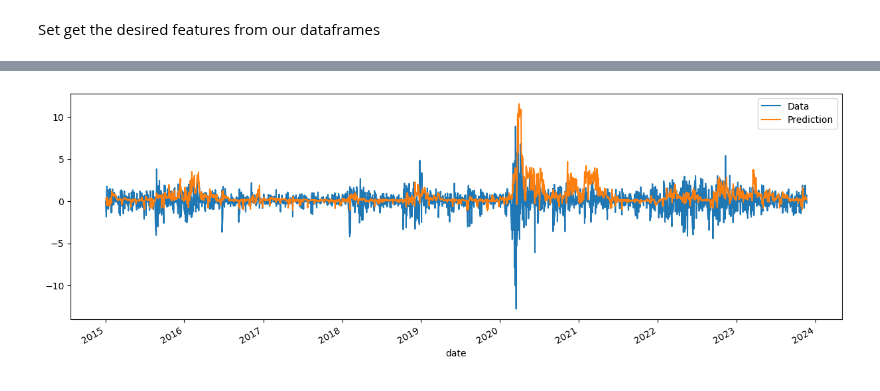
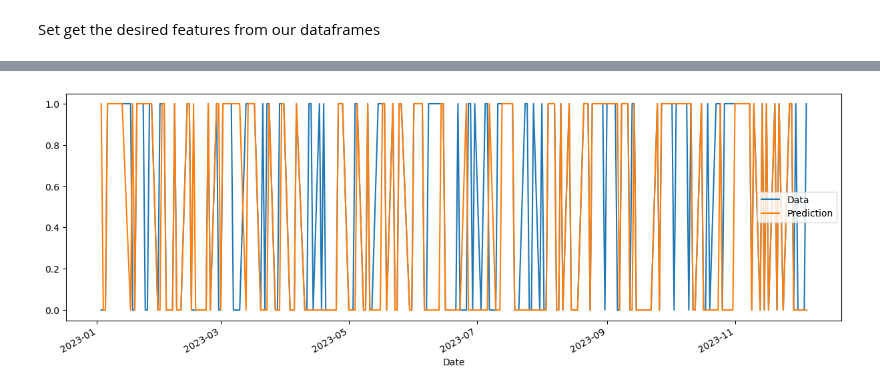
Before and after one commit to karla-mond/stockPred-Mex, a Jupyter notebook: xgboost/tsf_xgboost.ipynb, the cells around one changed output, grey strips where cells are left out. Drawn from its saved outputs; the diff is of its cells as text; code cells hidden in the pictures.

```diff
--- a/xgboost/tsf_xgboost.ipynb
+++ b/xgboost/tsf_xgboost.ipynb
@@ -314,17 +258,23 @@ See the caveats in the documentation: https://pandas.pydata.org/pandas-docs/stab
+# %%
+FEATURES = ['RSI','OSCI','Williams','PROC','OBV','MACD']
+TARGET = 'Class'
+
+split_date = '2023-01-01'
+df_train = df_msft[df_msft.index < split_date]
+df_test = df_msft[df_msft.index >= split_date]
 # %% [markdown]
 Set get the desired features from our dataframes
 # %%
-X_train = train[FEATURES]
-y_train = train[TARGET]
+X_train = df_train[FEATURES]
+y_train = df_train[TARGET]
 
-X_test = test[FEATURES]
-y_test = test[TARGET]
+X_test = df_test[FEATURES]
+y_test = df_test[TARGET]
 # %%
-model = xgb.XGBRegressor()
+model = xgb.XGBClassifier()
 
 model.fit(
     X_train,
     y_train,
-    verbose = 100
 )
 # %% [output]
@@ -353,2 +310,3 @@ plt.show()
 # %%
-test['forecast'] = model.predict(X_test)
+y_pred = model.predict(X_test)
+df_test.loc[:, 'Predicted'] = y_pred
@@ -372,7 +336,7 @@ test
 # %%
-ax = test[['log_ret']].plot(figsize=(15,5))
-test['forecast'].plot(ax=ax)
+ax = df_test[['Class']].plot(figsize=(15,5))
+df_test['Predicted'].plot(ax=ax)
 plt.legend(['Data','Prediction'])
 plt.show()
 # %% [output]
-[figure, old version]
+[figure, new version]
```
Also changed, not shown: parts of 16 cells of this notebook.
